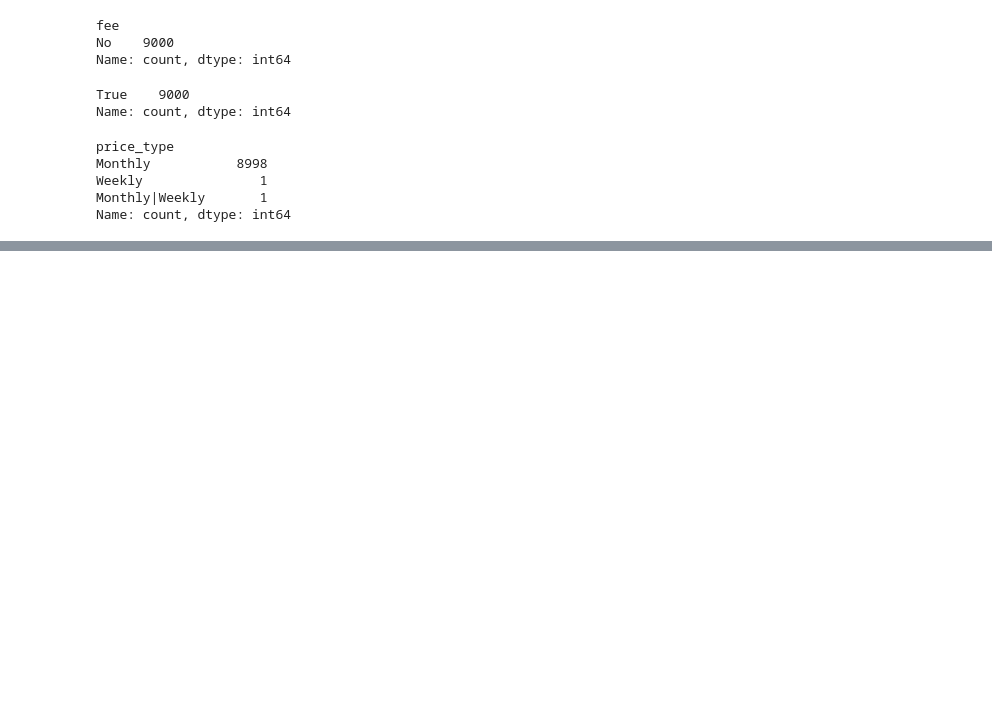
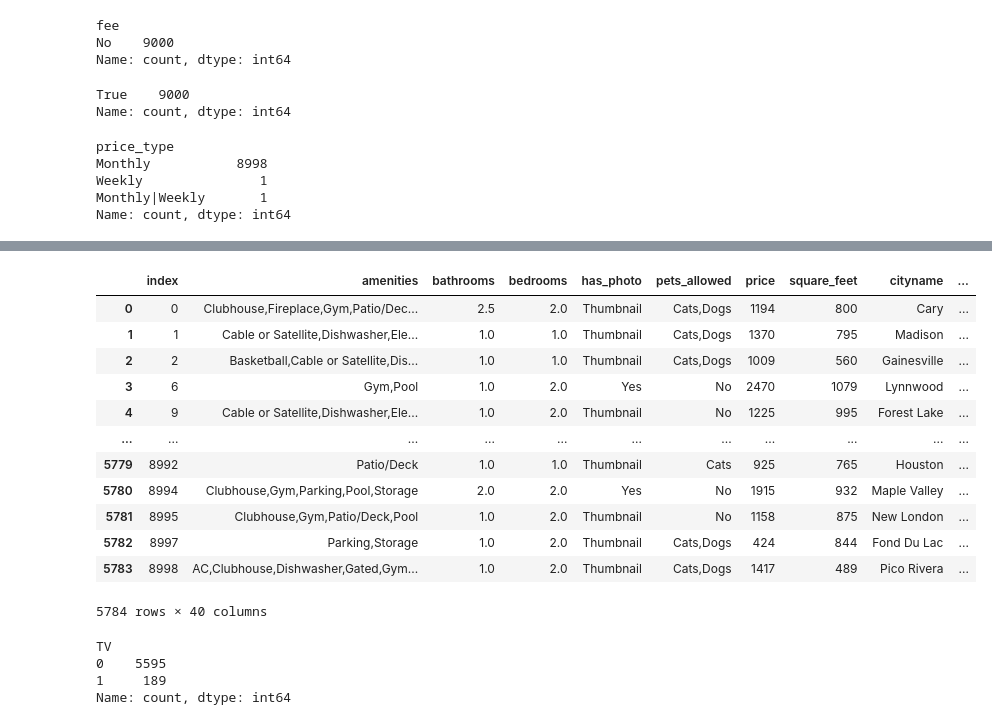
Before and after one commit to MoazZekry/ApartmentRentPrediction, a Jupyter notebook: ApartmentRentPredictionPr.ipynb, the cells around one changed output, grey strips where cells are left out. Cells and saved outputs as stored; diff of their text form; code cells hidden in the pictures; blank space fills up the shorter version.

```diff
--- a/ApartmentRentPredictionPr.ipynb
+++ b/ApartmentRentPredictionPr.ipynb
@@ -256,0 +312,5 @@ memory usage: 802.9+ KB
+# %%
+
+li=[]
+for x in range(len(no_nulls_in_amenities)) :
+    li+=no_nulls_in_amenities.iloc[x]["amenities"]
@@ -256,0 +337,2 @@ memory usage: 802.9+ KB
+# %%
+li=set(li)
@@ -256,0 +359,22 @@ memory usage: 802.9+ KB
+# %%
+clone=clone.reset_index()
+# %%
+for c in li :
+    clone[c]=0
+    clone[c]=clone[c].astype("int")
+# %%
+clone
+# %% [output]
+|  | index | amenities | bathrooms | bedrooms | has_photo | pets_allowed | price | square_feet | cityname | ... |
+| 0 | 0 | Clubhouse,Fireplace,Gym,Patio/Dec... | 2.5 | 2.0 | Thumbnail | Cats,Dogs | 1194 | 800 | Cary | ... |
+| 1 | 1 | Cable or Satellite,Dishwasher,Ele... | 1.0 | 1.0 | Thumbnail | Cats,Dogs | 1370 | 795 | Madison | ... |
+| 2 | 2 | Basketball,Cable or Satellite,Dis... | 1.0 | 1.0 | Thumbnail | Cats,Dogs | 1009 | 560 | Gainesville | ... |
+| 3 | 6 | Gym,Pool | 1.0 | 2.0 | Yes | No | 2470 | 1079 | Lynnwood | ... |
+| 4 | 9 | Cable or Satellite,Dishwasher,Ele... | 1.0 | 2.0 | Thumbnail | No | 1225 | 995 | Forest Lake | ... |
+| ... | ... | ... | ... | ... | ... | ... | ... | ... | ... | ... |
+| 5779 | 8992 | Patio/Deck | 1.0 | 1.0 | Thumbnail | Cats | 925 | 765 | Houston | ... |
+| 5780 | 8994 | Clubhouse,Gym,Parking,Pool,Storage | 2.0 | 2.0 | Yes | No | 1915 | 932 | Maple Valley | ... |
+| 5781 | 8995 | Clubhouse,Gym,Patio/Deck,Pool | 1.0 | 2.0 | Thumbnail | No | 1158 | 875 | New London | ... |
+| 5782 | 8997 | Parking,Storage | 1.0 | 2.0 | Thumbnail | Cats,Dogs | 424 | 844 | Fond Du Lac | ... |
+| 5783 | 8998 | AC,Clubhouse,Dishwasher,Gated,Gym... | 1.0 | 2.0 | Thumbnail | Cats,Dogs | 1417 | 489 | Pico Rivera | ... |
+5784 rows × 40 columns
@@ -256,0 +389,7 @@ memory usage: 802.9+ KB
+# %%
+clone["TV"].value_counts()
+# %% [output]
+TV
+0    5595
+1     189
+Name: count, dtype: int64
```
Also changed, not shown: parts of 29 cells of this notebook.
